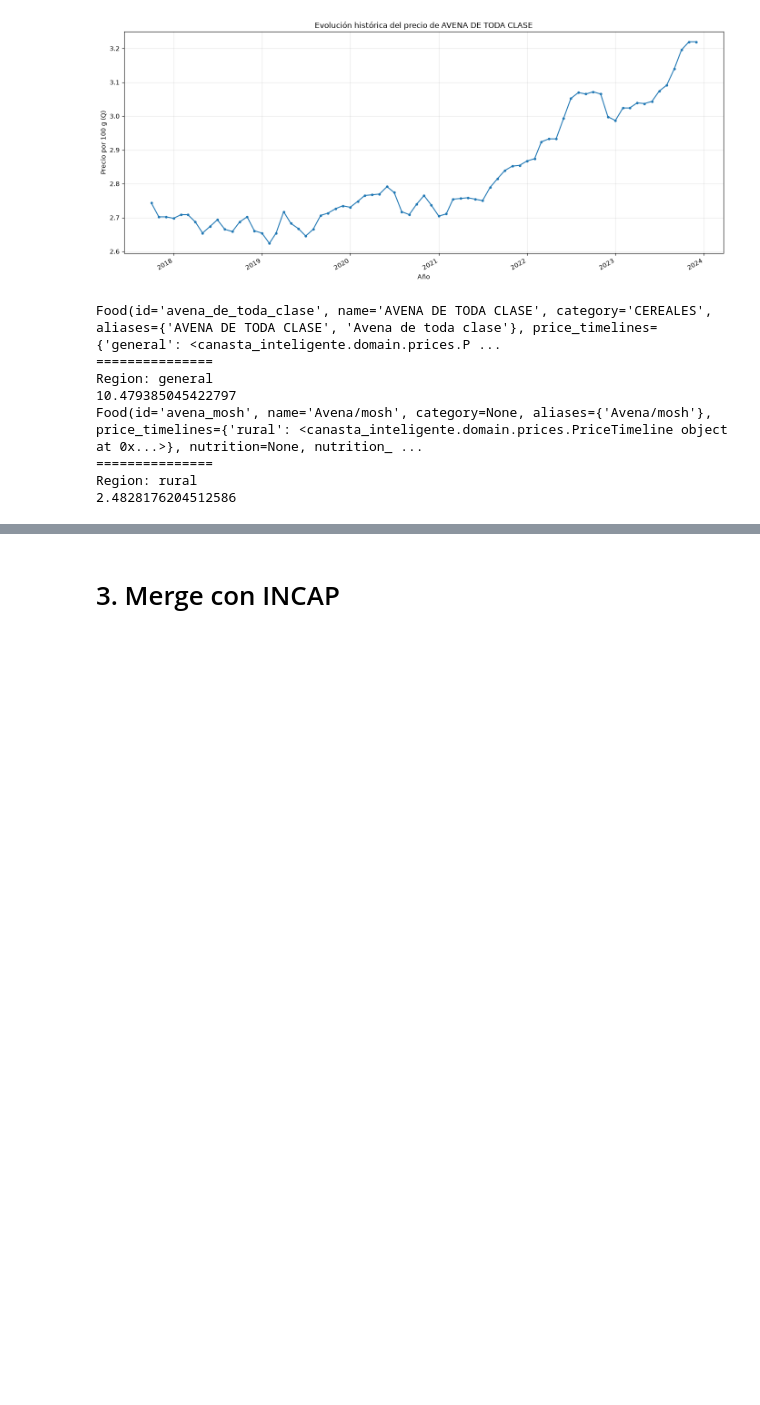
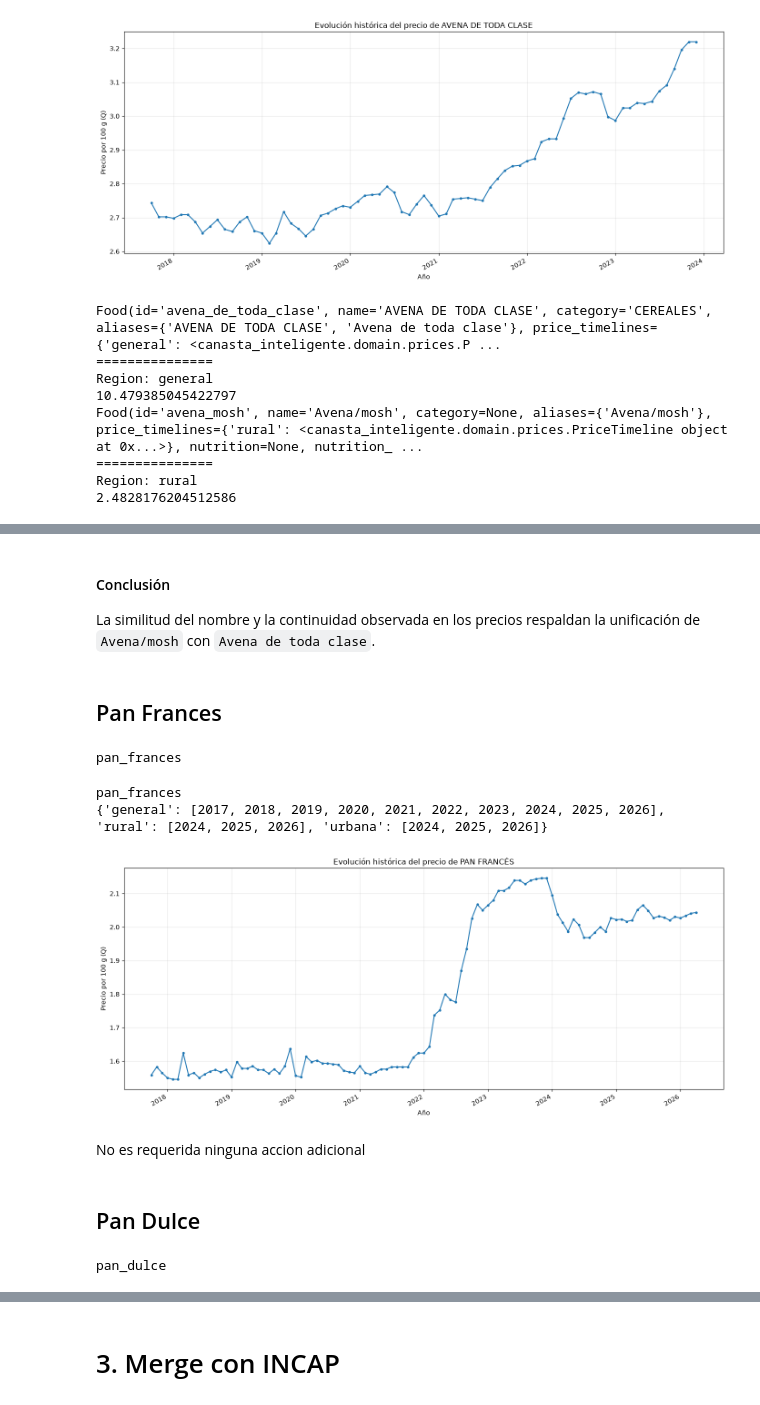
Before and after one commit to ordev-gt/canasta-inteligente-gt, a Jupyter notebook: notebooks/cba_pipeline.ipynb, the cells around one changed output, grey strips where cells are left out. Saved outputs shown, nothing was run; the diff lists cells and outputs as text; code cells hidden in the pictures; blank space fills up the shorter version.

```diff
--- a/notebooks/cba_pipeline.ipynb
+++ b/notebooks/cba_pipeline.ipynb
@@ -250,0 +353,32 @@ catalog.get('avena_mosh').plot_timeline()
+# %% [markdown]
+#### Conclusión
+
+La similitud del nombre y la continuidad observada en los precios respaldan la unificación de `Avena/mosh` con `Avena de toda clase`.
+# %% [markdown]
+## Pan Frances
+# %%
+food = next(catalog_iterable)
+print(food.id)
+# %% [output]
+pan_frances
+# %%
+food = catalog.get('pan_frances')
+# %%
+print(food.id)
+print(food.years_by_region())
+# %% [output]
+pan_frances
+{'general': [2017, 2018, 2019, 2020, 2021, 2022, 2023, 2024, 2025, 2026], 'rural': [2024, 2025, 2026], 'urbana': [2024, 2025, 2026]}
+# %%
+fig, ax = food.plot_timeline('general')
+# %% [output]
+[figure, added]
+# %% [markdown]
+No es requerida ninguna accion adicional
+# %% [markdown]
+## Pan Dulce
+# %%
+food = next(catalog_iterable)
+print(food.id)
+# %% [output]
+pan_dulce
```
Also changed, not shown: parts of 59 cells of this notebook.
